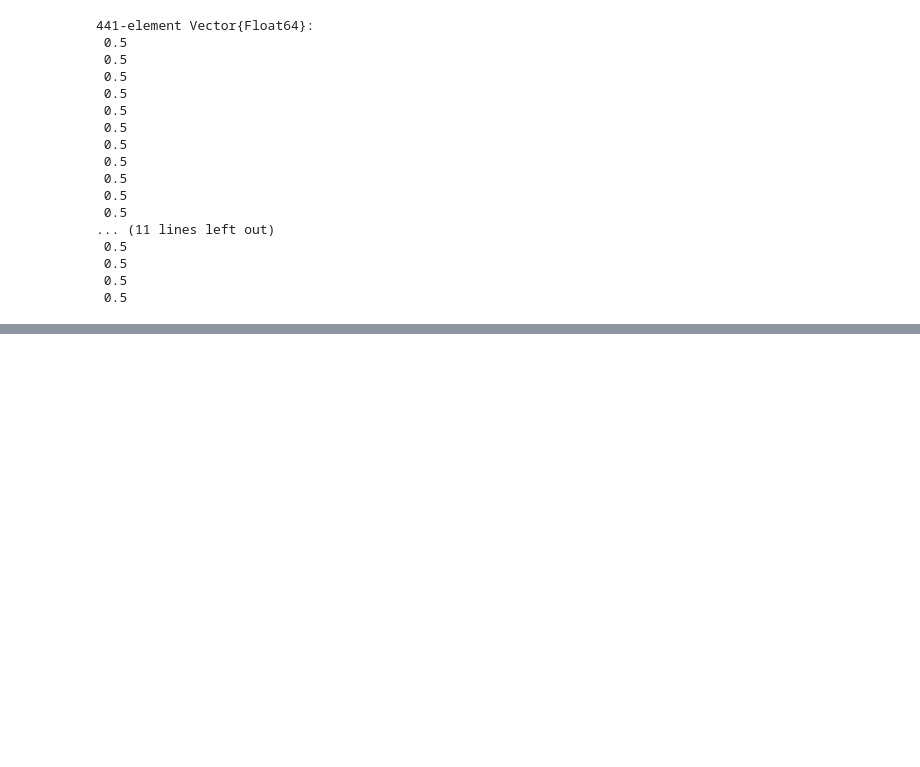
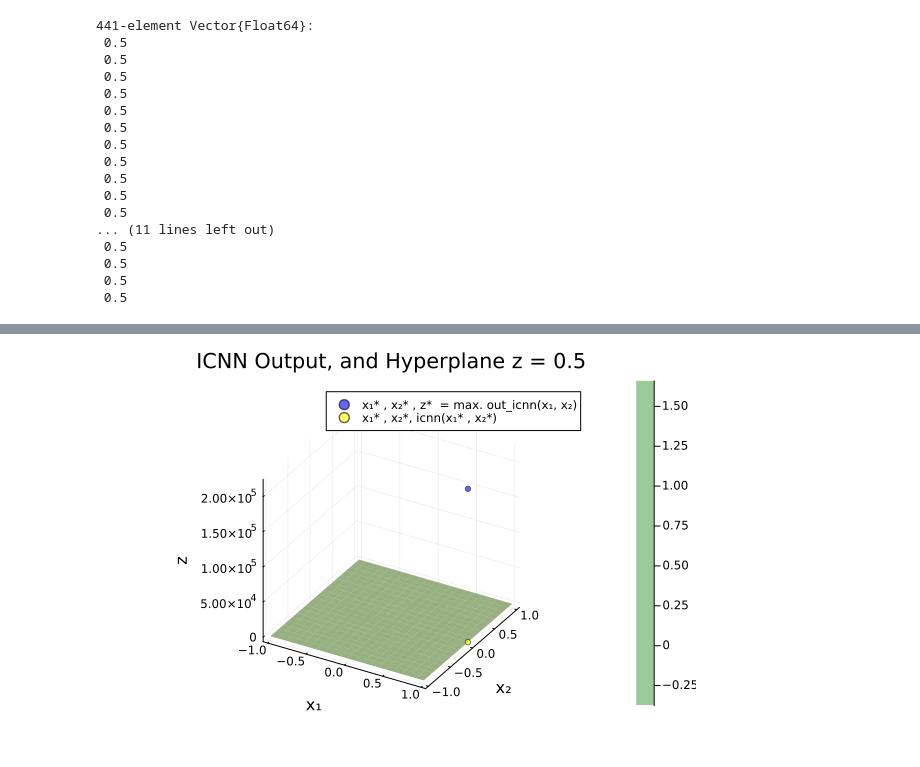
Before and after one commit to gamma-opt/icnn, a Jupyter notebook: example_3D.ipynb, the cells around one changed output, grey strips where cells are left out. Cells and saved outputs as stored; diff of their text form; code cells hidden in the pictures; blank space fills up the shorter version.

```diff
--- a/example_3D.ipynb
+++ b/example_3D.ipynb
@@ -376,18 +369,18 @@ display(plt)
 # %%
 #---------------------------Example 2---------------------------------------------#
-
-delete(out_icnn_lp, exm_1)
+#delete(out_icnn_lp, exm_1)
 
 # define the objective
-@objective(out_icnn_lp, Max, x+z)
+@objective(out_icnn_lp, Max, out_icnn_lp[:x1]+out_icnn_lp[:z])
 
 # add variables, constraints, and an objective function to the out_icnn_lp model to account for the generated ICNN.
-ICNN_incorporate!(out_icnn_lp, filepath, out_output_var, out_input_var)
+ICNN_incorporate!(out_icnn_lp, filepath, out_output_var, out_input_var_1, out_input_var_2)
 
 # optimize the outter jump model
 optimize!(out_icnn_lp)
 
 # save the input and output values
-x_optimal = value.(out_icnn_lp[:x])
+x1_optimal = value.(out_icnn_lp[:x1])
+x2_optimal = value.(out_icnn_lp[:x2])
 out_z_optimal = value.(out_icnn_lp[:z])
 # %% [output]
@@ -439,0 +391,56 @@ Warning: -/+Inf bounds detected on at least 5 variables. Initializing with value
+# %%
+# Select a backend (optional)
+gr()
+
+# Plot the  ICNN surface
+plt2 = surface(
+    x1_values, x2_values, icnn_outputs,
+    xlabel = "x₁",
+    ylabel = "x₂",
+    zlabel = "z",
+    title = "ICNN Output, and Hyperplane z = 0.5",
+    color = :reds,
+    opacity = 0.6,
+    label = "ICNN Output Surface"
+)
+
+
+# Add the hyperplane to the plot
+surface!(
+    x1_values, x2_values, Z_plane,
+    color = :green,
+    opacity = 0.4,
+    label = "z = 0.5 Hyperplane"
+)
+
+
+# Add the 3D point to the plot
+scatter!(
+    [x1_optimal], [x2_optimal], [out_z_optimal],
+    color = :blue,
+    markerstrokecolor = :black,
+    markersize = 3,
+    opacity = 0.6,
+    label = "x₁* , x₂* , z*  = max. out_icnn(x₁, x₂)"
+)
+
+
+# Add the 3D point to the plot
+scatter!(
+    [x1_optimal], [x2_optimal], [icnn_z_optimal],
+    color = :yellow,
+    markersize = 3,
+    opacity = 0.6,
+    label = "x₁* , x₂*, icnn(x₁* , x₂*) "
+)
+
+# Add legend and adjust the camera angle
+plot!(
+    legend = :topright,
+)
+
+
+# Display the plot
+display(plt2)
+# %% [output]
+[figure, added]
```
Also changed, not shown: parts of 6 cells of this notebook.
